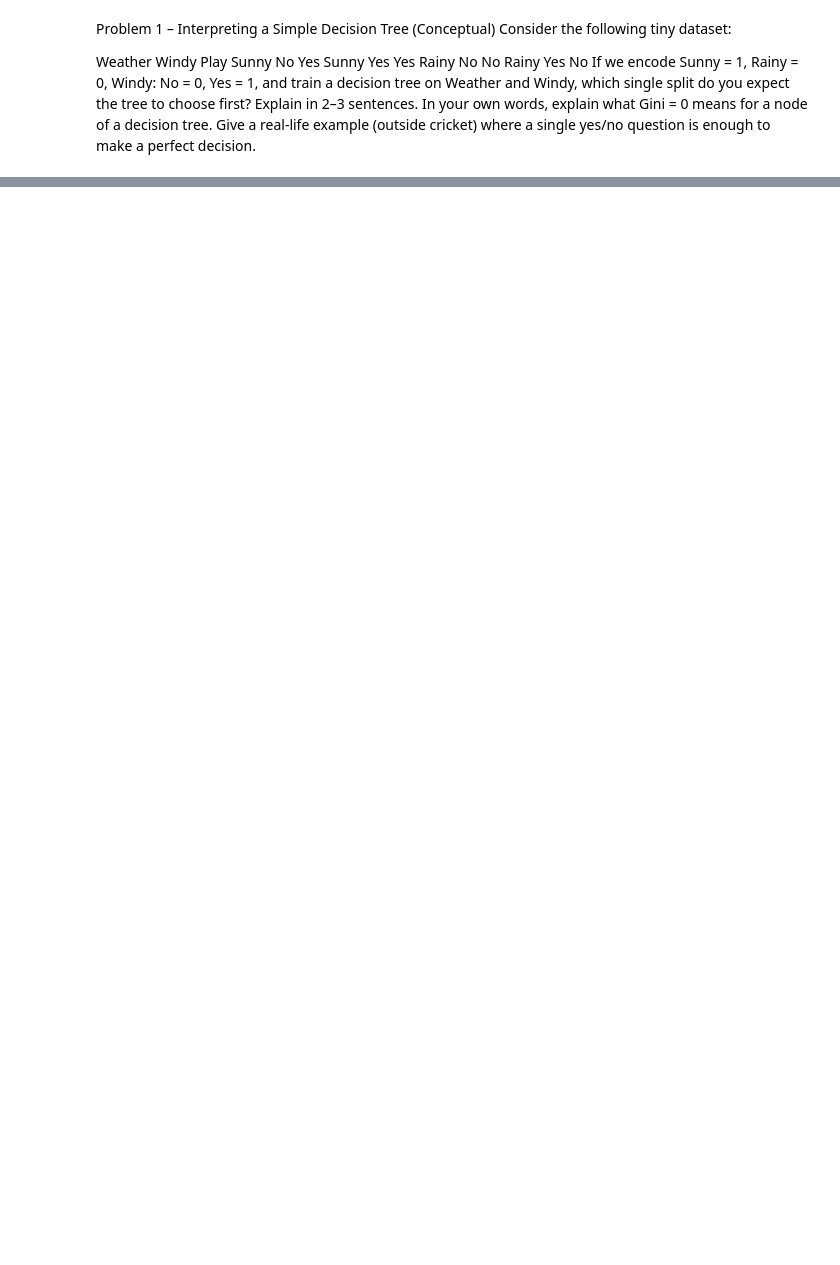
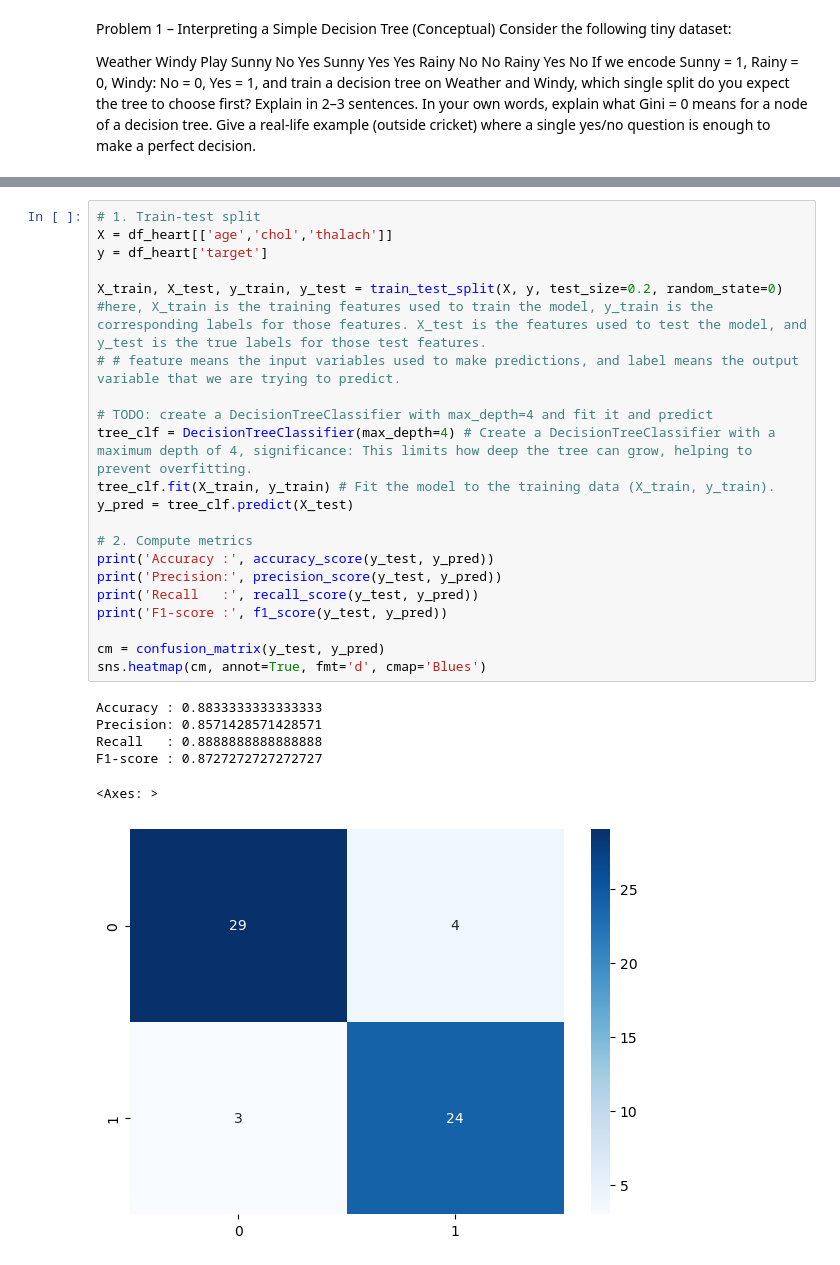
Before and after one commit to sayeedarefin/PHITRON_ML_AI, a Jupyter notebook: Module_11.5.ipynb, the cells around one changed output, grey strips where cells are left out. Drawn from its saved outputs; the diff is of its cells as text; blank space fills up the shorter version.

```diff
--- a/Module_11.5.ipynb
+++ b/Module_11.5.ipynb
@@ -56,0 +124,29 @@ plt.show()
+# %%
+# 1. Train-test split
+X = df_heart[['age','chol','thalach']]
+y = df_heart['target']
+
+X_train, X_test, y_train, y_test = train_test_split(X, y, test_size=0.2, random_state=0)
+#here, X_train is the training features used to train the model, y_train is the corresponding labels for those features. X_test is the features used to test the model, and y_test is the true labels for those test features.
+# # feature means the input variables used to make predictions, and label means the output variable that we are trying to predict.
+
+# TODO: create a DecisionTreeClassifier with max_depth=4 and fit it and predict
+tree_clf = DecisionTreeClassifier(max_depth=4) # Create a DecisionTreeClassifier with a maximum depth of 4, significance: This limits how deep the tree can grow, helping to prevent overfitting.
+tree_clf.fit(X_train, y_train) # Fit the model to the training data (X_train, y_train).
+y_pred = tree_clf.predict(X_test)
+
+# 2. Compute metrics
+print('Accuracy :', accuracy_score(y_test, y_pred))
+print('Precision:', precision_score(y_test, y_pred))
+print('Recall   :', recall_score(y_test, y_pred))
+print('F1-score :', f1_score(y_test, y_pred))
+
+cm = confusion_matrix(y_test, y_pred)
+sns.heatmap(cm, annot=True, fmt='d', cmap='Blues')
+# %% [output]
+Accuracy : 0.8833333333333333
+Precision: 0.8571428571428571
+Recall   : 0.8888888888888888
+F1-score : 0.8727272727272727
+<Axes: >
+[figure, added]
```
Also changed, not shown: parts of 8 cells of this notebook.
